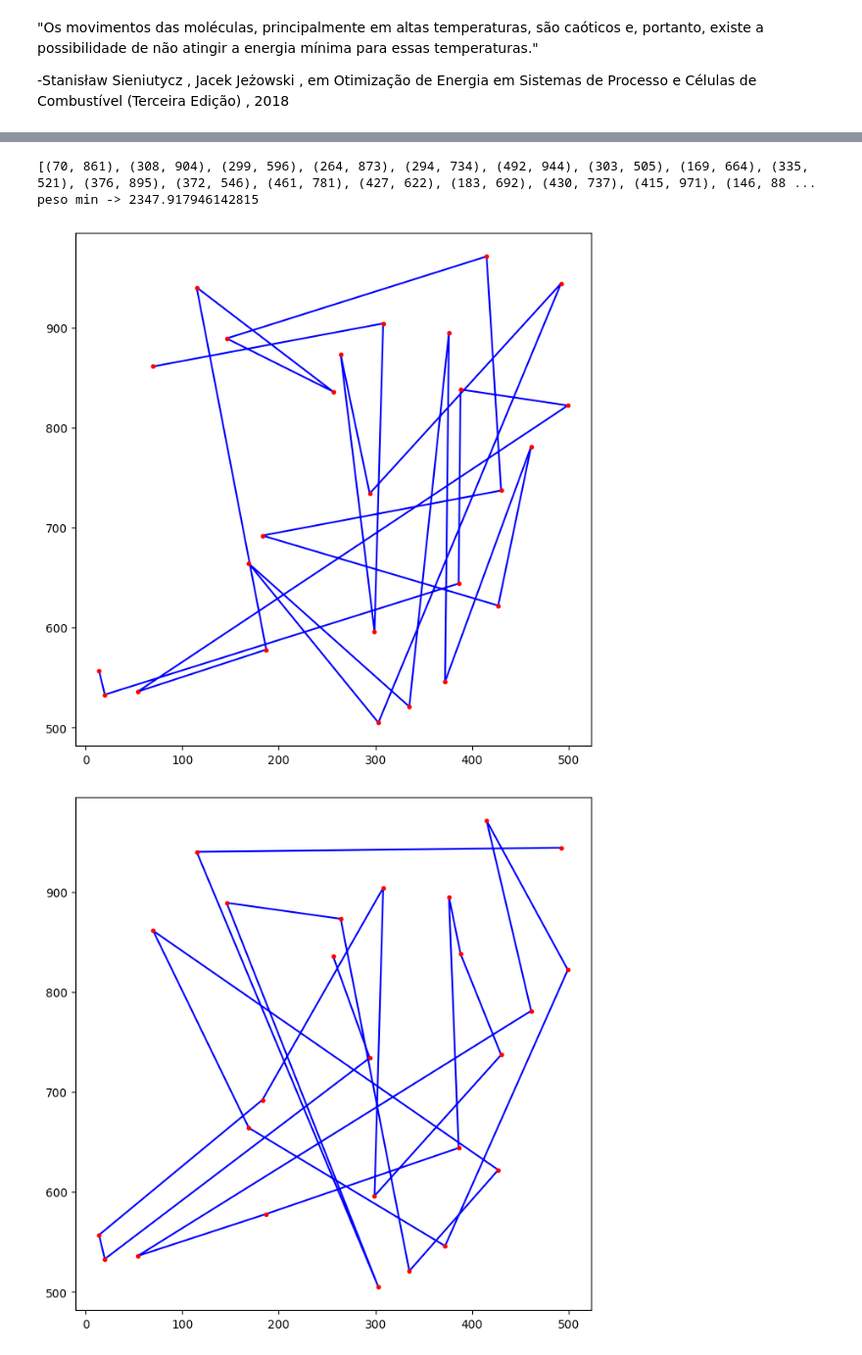
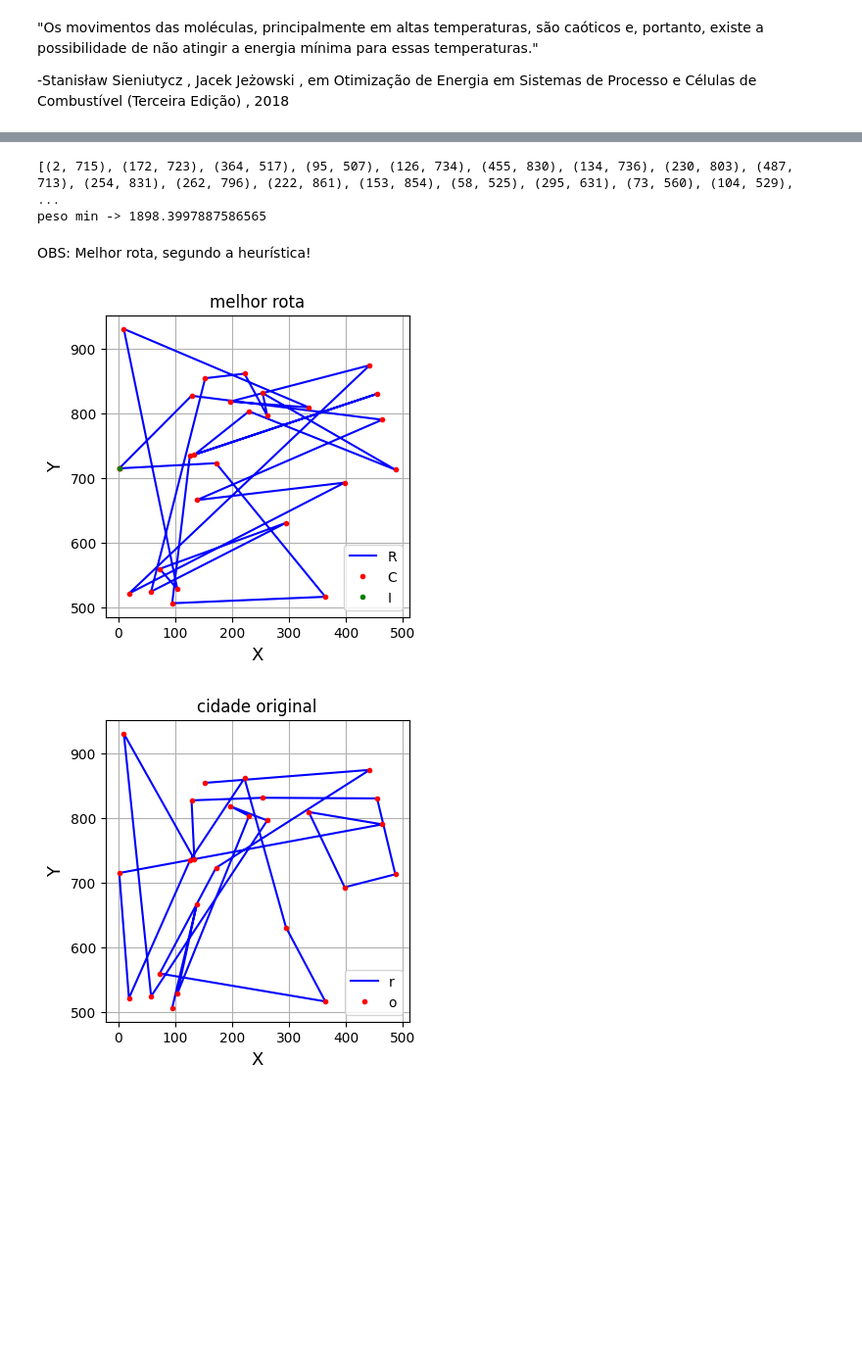
Before and after one commit to NikolaosKtec/IC_caixeiro_viajante_SA_algorithm, a Jupyter notebook: IC_caixeiro_viajante_SO_algorithm.ipynb, the cells around one changed output, grey strips where cells are left out. Shown: that part at 98% size. Saved outputs shown, nothing was run; the diff lists cells and outputs as text; code cells hidden in the pictures; blank space fills up the shorter version.

```diff
--- a/IC_caixeiro_viajante_SO_algorithm.ipynb
+++ b/IC_caixeiro_viajante_SO_algorithm.ipynb
@@ -17,12 +17,16 @@ class map:
 
 
     def show_map(self):
-        fig = plt.figure(figsize=(8,8))
+        fig = plt.figure(figsize=(4,4))
         ax1 = fig.add_subplot()
-
+        plt.title('cidade original')
         ax1.plot(self.x_cords, self.y_cords,'b')
         ax1.plot(self.x_cords, self.y_cords,'.r')
-        fig.show()
+        plt.xlabel("X",fontsize='13')	#adds a label in the x axis
+        plt.ylabel("Y",fontsize='13')	#adds a label in the y axis
+        plt.legend(('rota original'),loc='best')
+        plt.grid()
+        plt.show()
 
     def get_cities(self):
         cities = list()
@@ -114,7 +118,7 @@ class SimulatedAnnealing():
         self.currTemp *= self.alpha
 
     def slowDecreaseTempReduction(self):
-        self.currTemp -= ((self.currTemp/self.beta)*0.66)+75
+        self.currTemp -= ((self.currTemp/self.beta)*0.2)+75
 
 
     def e_criterio_termino(self):
@@ -165,7 +169,7 @@ class SimulatedAnnealing():
                         self.custo_lote[j] += abs(custo)
                         self.neighbors[j].append(solution_b)
                         self.preset_val = solution_b
-                    print (f'best cord: {self.preset_val} lote: {j} iterarion n° {i}' )
+                    # print (f'best cord: {self.preset_val} lote: {j} iterarion n° {i}' )
                     # remove este elemento para não o repetir
                     vizinhos.remove(self.preset_val)
 
@@ -187,16 +191,16 @@ class SimulatedAnnealing():
                         if self.solution == self.custo_lote[i]:
                             best_result = self.neighbors[i]
                             break
-                    return best_result,self.solution
+                    return best_result,self.solution,salesman.start_point
 # %%
 
 # variaveis necessárioas
 
 cities_total = 26
 space = 1000
-tem = 1300
+tem = 9000
 mapa = map(cities_total,space)
-sa = SimulatedAnnealing(initialTemp=tem, finalTemp=0, iterations=cities_total, tempReduction='slowDecrease',beta=10)
+sa = SimulatedAnnealing(initialTemp=tem, finalTemp=0, iterations=cities_total, tempReduction='slowDecrease',beta=4)
 
 
-result,solution = sa.run(mapa)
+result,solution,start_point = sa.run(mapa)
@@ -205,5 +227,5 @@ print(result)
 print( f'peso min -> {solution}' )
 # print(viz)
 # %% [output]
-[(70, 861), (308, 904), (299, 596), (264, 873), (294, 734), (492, 944), (303, 505), (169, 664), (335, 521), (376, 895), (372, 546), (461, 781), (427, 622), (183, 692), (430, 737), (415, 971), (146, 88 ...
-peso min -> 2347.917946142815
+[(2, 715), (172, 723), (364, 517), (95, 507), (126, 734), (455, 830), (134, 736), (230, 803), (487, 713), (254, 831), (262, 796), (222, 861), (153, 854), (58, 525), (295, 631), (73, 560), (104, 529),  ...
+peso min -> 1898.3997887586565
@@ -217,16 +237,29 @@ for item in result:
     x , y  =  item
     x_values.append(x)
     y_values.append(y)
+
+x_values.append(start_point[0])
+y_values.append(start_point[1])
+# %% [markdown]
+OBS: Melhor rota, segundo a heurística!
 # %%
 
-fig = plt.figure(figsize=(8,8))
+fig = plt.figure(figsize=(4,4))
 ax1 = fig.add_subplot()
-
+# melhor rota
 ax1.plot(x_values,y_values,'b')
 ax1.plot(x_values,y_values,'.r')
-fig.show()
+ax1.plot(start_point[0],start_point[1],'.g')
+plt.title('melhor rota')
+plt.xlabel("X",fontsize='13')
+plt.ylabel("Y",fontsize='13')
+plt.legend(('RCI'),loc='best')
+# plt.savefig('Y_X.png')
+plt.grid()
+plt.show()
 
+#mapa original
 mapa.show_map()
 # %% [output]
-[figure, old version]
+[figure, new version]
-[figure, old version]
+[figure, new version]
```
Also changed, not shown: parts of 2 cells of this notebook.
